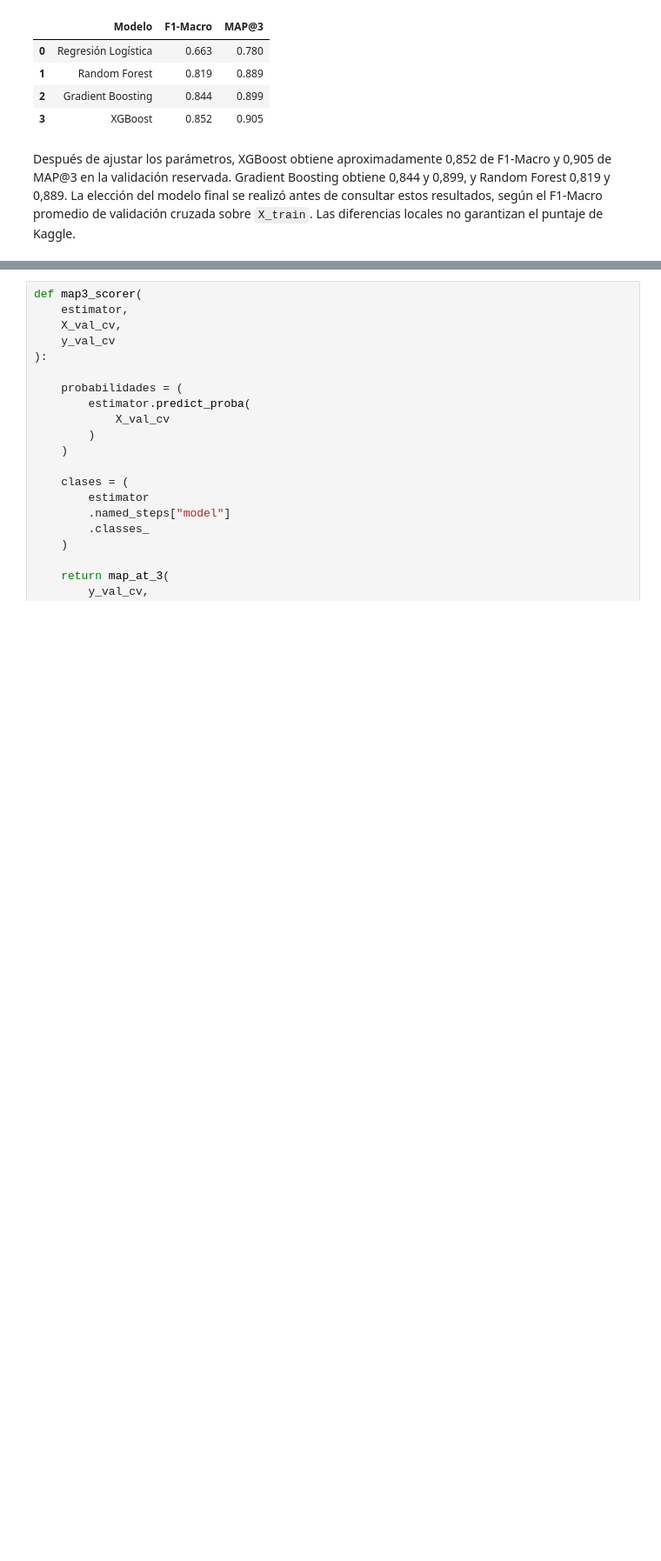
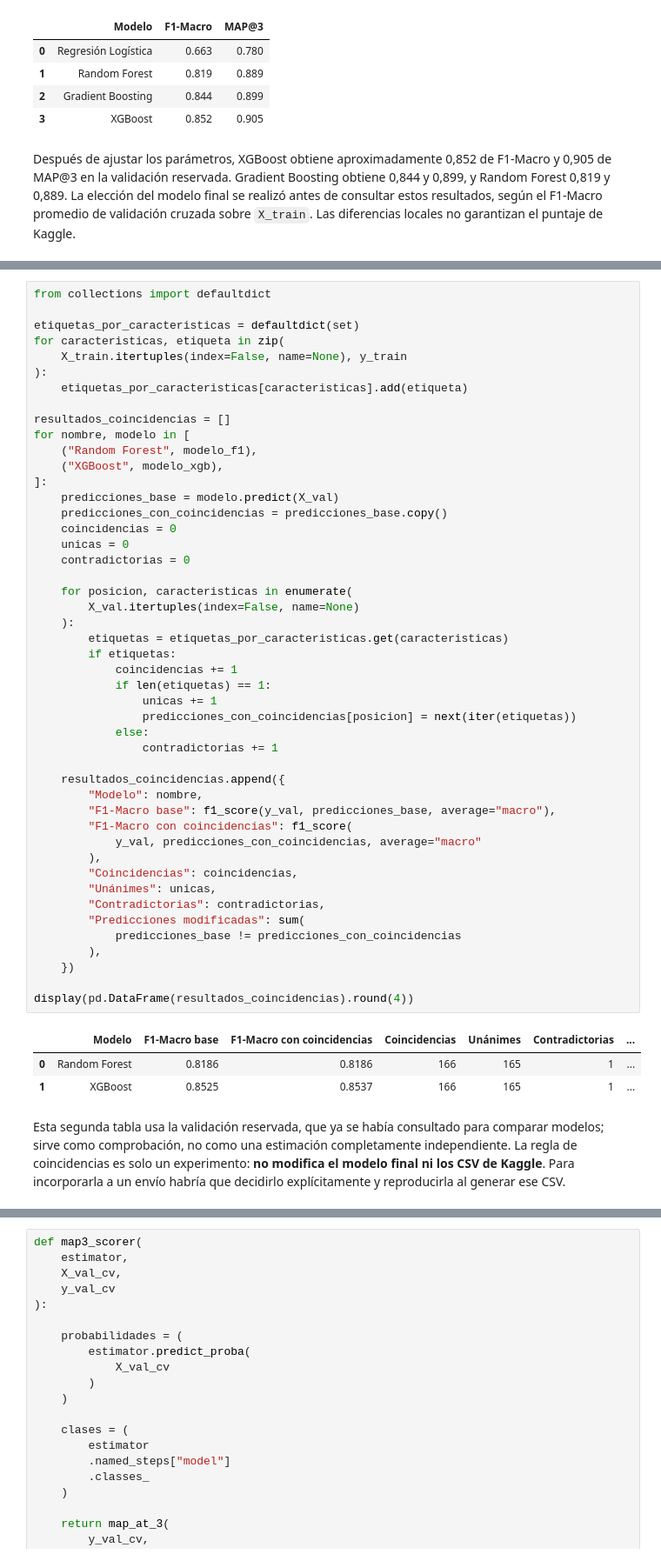
Before and after one commit to lourdesMV/TD6-TP2, a Jupyter notebook: spotify.ipynb, the cells around one changed output, grey strips where cells are left out. Shown at 87% size. Drawn from its saved outputs; the diff is of its cells as text; blank space fills up the shorter version.

Commit message:
agregué más modelos

```diff
--- a/spotify.ipynb
+++ b/spotify.ipynb
@@ -800 +844,54 @@ Después de ajustar los parámetros, XGBoost obtiene aproximadamente 0,852 de F1
+# %%
+from collections import defaultdict
+
+etiquetas_por_caracteristicas = defaultdict(set)
+for caracteristicas, etiqueta in zip(
+    X_train.itertuples(index=False, name=None), y_train
+):
+    etiquetas_por_caracteristicas[caracteristicas].add(etiqueta)
+
+resultados_coincidencias = []
+for nombre, modelo in [
+    ("Random Forest", modelo_f1),
+    ("XGBoost", modelo_xgb),
+]:
+    predicciones_base = modelo.predict(X_val)
+    predicciones_con_coincidencias = predicciones_base.copy()
+    coincidencias = 0
+    unicas = 0
+    contradictorias = 0
+
+    for posicion, caracteristicas in enumerate(
+        X_val.itertuples(index=False, name=None)
+    ):
+        etiquetas = etiquetas_por_caracteristicas.get(caracteristicas)
+        if etiquetas:
+            coincidencias += 1
+            if len(etiquetas) == 1:
+                unicas += 1
+                predicciones_con_coincidencias[posicion] = next(iter(etiquetas))
+            else:
+                contradictorias += 1
+
+    resultados_coincidencias.append({
+        "Modelo": nombre,
+        "F1-Macro base": f1_score(y_val, predicciones_base, average="macro"),
+        "F1-Macro con coincidencias": f1_score(
+            y_val, predicciones_con_coincidencias, average="macro"
+        ),
+        "Coincidencias": coincidencias,
+        "Unánimes": unicas,
+        "Contradictorias": contradictorias,
+        "Predicciones modificadas": sum(
+            predicciones_base != predicciones_con_coincidencias
+        ),
+    })
+
+display(pd.DataFrame(resultados_coincidencias).round(4))
+# %% [output]
+|  | Modelo | F1-Macro base | F1-Macro con coincidencias | Coincidencias | Unánimes | Contradictorias | ... |
+| 0 | Random Forest | 0.8186 | 0.8186 | 166 | 165 | 1 | ... |
+| 1 | XGBoost | 0.8525 | 0.8537 | 166 | 165 | 1 | ... |
+# %% [markdown]
+Esta segunda tabla usa la validación reservada, que ya se había consultado para comparar modelos; sirve como comprobación, no como una estimación completamente independiente. La regla de coincidencias es solo un experimento: **no modifica el modelo final ni los CSV de Kaggle**. Para incorporarla a un envío habría que decidirlo explícitamente y reproducirla al generar ese CSV.
 # %% [markdown]
```
Also changed, not shown: parts of 6 cells of this notebook.
